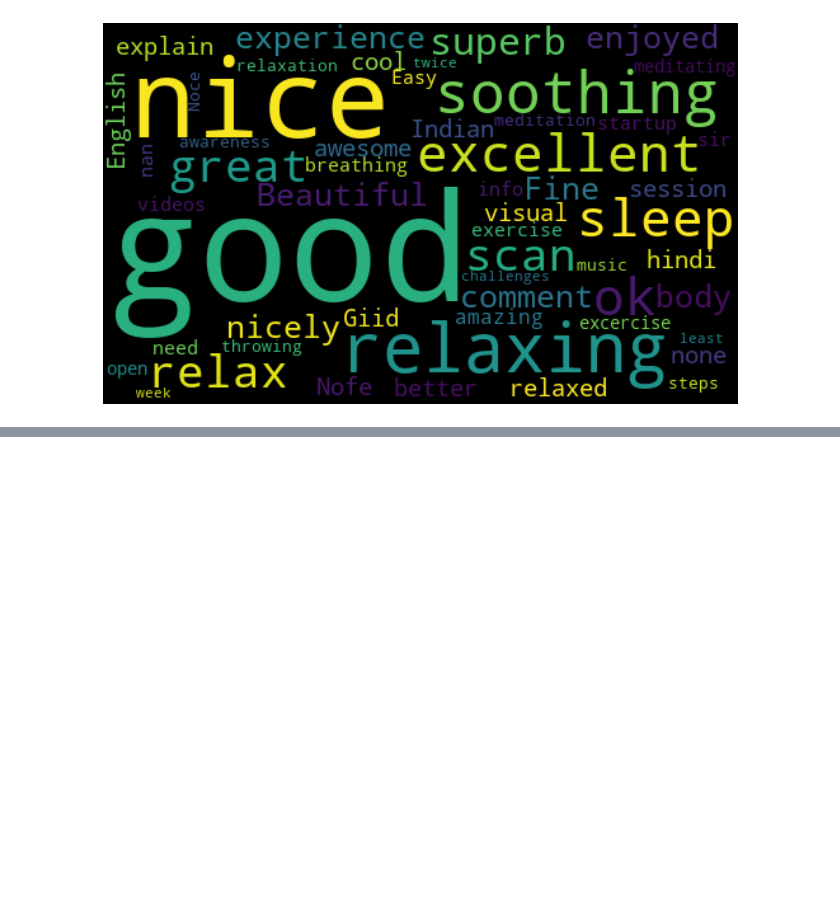
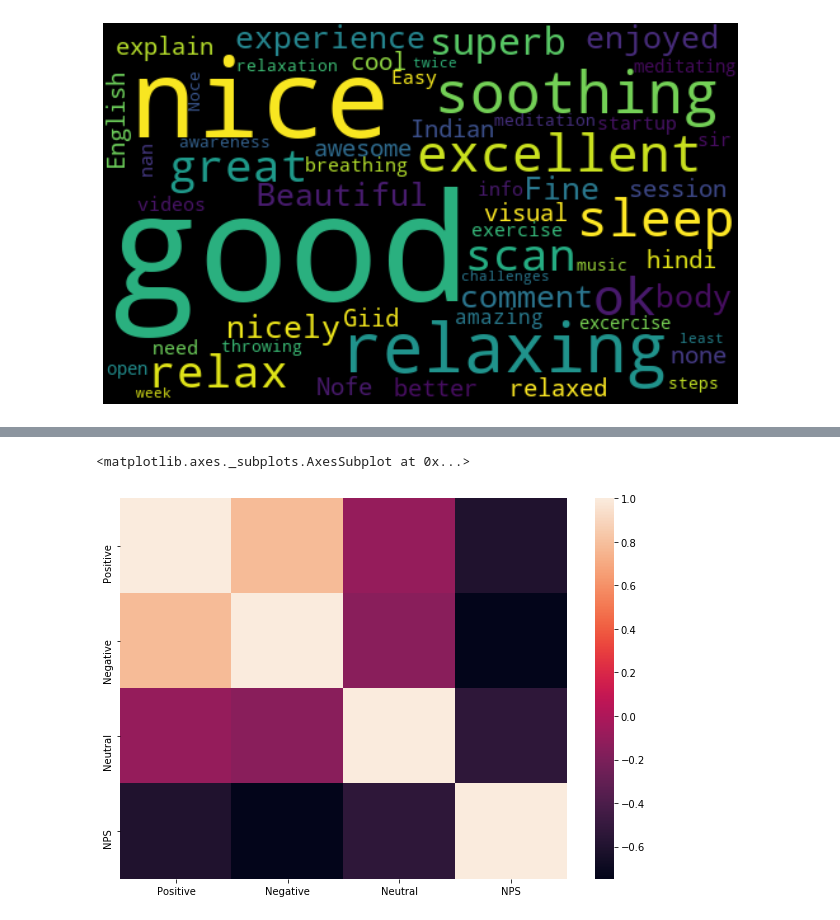
Before and after one commit to apoorvasahu/FeedBack-Analysis-, a Jupyter notebook: Excelwordcloud.ipynb, the cells around one changed output, grey strips where cells are left out. Drawn from its saved outputs; the diff is of its cells as text; code cells hidden in the pictures; blank space fills up the shorter version.

```diff
--- a/Excelwordcloud.ipynb
+++ b/Excelwordcloud.ipynb
@@ -65,0 +274,2 @@ plt.show()
+# %%
+i['NPS']=(i['Positive']-i['Negative'])/(i['Positive']+i['Negative']+i['Neutral'])
@@ -65,0 +299,6 @@ plt.show()
+# %%
+plt.figure(figsize=(10,7))
+sns.heatmap(i.corr())
+# %% [output]
+<matplotlib.axes._subplots.AxesSubplot at 0x...>
+[figure, added]
```
Also changed, not shown: parts of 38 cells of this notebook.
